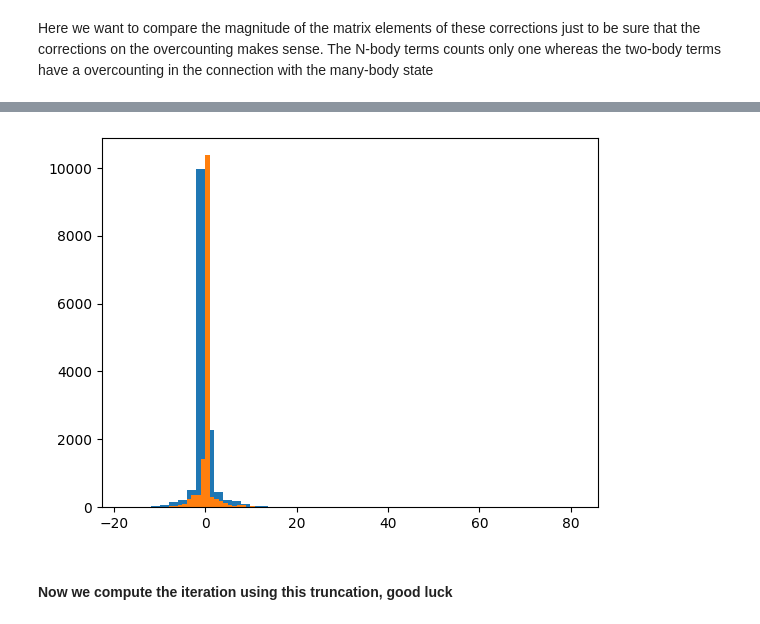
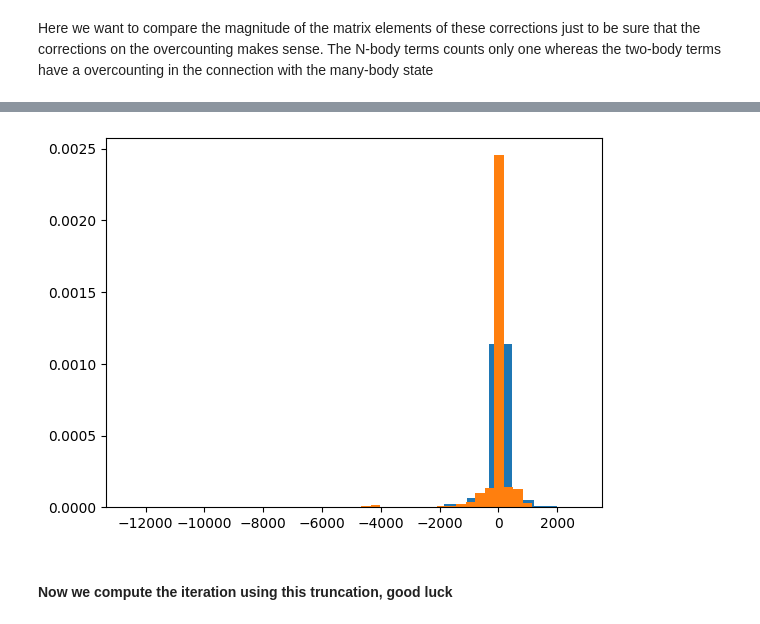
Before and after one commit to emacosta95/3rdQA4NSM, a Jupyter notebook: BrillouinWignerAnalysis.ipynb, the cells around one changed output, grey strips where cells are left out. Cells and saved outputs as stored; diff of their text form; code cells hidden in the pictures.

Commit message:
comparison between different approximations of the brillouin wigner method

```diff
--- a/BrillouinWignerAnalysis.ipynb
+++ b/BrillouinWignerAnalysis.ipynb
@@ -601,6 +633,7 @@ count_0=0
 count_1=0
 count_2=0
 count_3=0
+count_4=0
 for a,base_a in enumerate(QPC.quasiparticle_basis):
     for b,base_b in enumerate(QPC.quasiparticle_basis):
         if np.abs(base_a-base_b).sum()==2 and interaction_terms_full_brillouinwigner_method[-1][a,b]!=0:
@@ -611,6 +644,9 @@ for a,base_a in enumerate(QPC.quasiparticle_basis):
         if np.abs(base_a-base_b).sum()==4 and interaction_terms_full_brillouinwigner_method[-1][a,b]!=0:
             count_2+=1
         if np.abs(base_a-base_b).sum()==6 and interaction_terms_full_brillouinwigner_method[-1][a,b]!=0:
+            print(base_a,base_b)
             count_3+=1
-print(count_0,count_1//2,count_2//2,count_3//2)
+        if np.abs(base_a-base_b).sum()==8 and interaction_terms_full_brillouinwigner_method[-1][a,b]!=0:
+            count_4+=1
+print(count_0,count_1//2,count_2//2,count_3//2,count_4//2)
 # %% [output]
@@ -786,17 +822,5 @@ print(count_0,count_1//2,count_2//2,count_3//2)
 # %% [markdown]
 #### Initialize the uniform mean field $H_{RR}$ matrix
 # %%
-from scipy.sparse import lil_matrix
-hamiltonian_mfhf=lil_matrix((QPC.rest_basis.shape[0],QPC.rest_basis.shape[0]))
-
-
-
-# for r,base in enumerate(QPC.rest_basis):
-#     idxs=np.nonzero(base)[0]
-#     for idx in idxs:
-#         gamma=np.random.uniform(-std_onebody_energy,std_onebody_energy)
-#         hamiltonian_mfhf[r,r]+=mean_onebody_energy#+gamma#one_body_energy[idx,idx]
-
-for r in range(hamiltonian_mfhf.shape[0]):
-    #gamma=np.random.normal(0,np.std(hamiltonian_rr.diagonal()))
-    hamiltonian_mfhf[r,r]=np.average(hamiltonian_rr.diagonal())#+3*gamma
+from scipy.sparse import lil_matrix,identity
+hamiltonian_mfhf=np.average(hamiltonian_rr.diagonal())*identity(QPC.rest_basis.shape[0])
@@ -1062,0 +1074,10 @@ for q_index in range(hamiltonian_qr_2b.shape[0]):
+# %%
+print(range_energies_rr.shape,probability_distribution_diag_hamiltonian_rr.shape)
+new_diagonal_contribution=np.random.choice(range_energies_rr[:-1],size=hamiltonian_rr_2b.shape[0],p=probability_distribution_diag_hamiltonian_rr)
+
+#delta_energy_samples=np.max(hamiltonian_rr.diagonal())-hamiltonian_rr.diagonal()
+#delta_energy_samples=hamiltonian_rr.diagonal()-np.min(hamiltonian_rr.diagonal())
+
+#p_energy=delta_energy_samples/np.sum(delta_energy_samples)
+
+#new_diagonal_contribution=np.random.choice(hamiltonian_rr.diagonal(),size=hamiltonian_rr_2b.shape[0],p=p_energy)
@@ -1067,8 +1090,9 @@ from scipy.sparse import lil_matrix
 
 # in order to take into account of the extensive magnitude of the energy
 for r in range(hamiltonian_rr_2b.shape[0]):
-    gamma=np.random.normal(0,np.std(hamiltonian_rr.diagonal()))
-    print(hamiltonian_rr_2b[r,r])
-    hamiltonian_rr_2b[r,r]=np.average(hamiltonian_rr.diagonal())+2*gamma#(hamiltonian_rr_2b[r,r]-mean_2b_hamiltonian_rr)*(np.average(hamiltonian_rr.diagonal()))/(mean_2b_hamiltonian_rr)
+    #gamma=np.random.normal(0,np.std(hamiltonian_rr.diagonal()))
+    hamiltonian_rr_2b[r,r]=new_diagonal_contribution[r]#(hamiltonian_rr_2b[r,r]-mean_2b_hamiltonian_rr)*(np.average(hamiltonian_rr.diagonal()))/(mean_2b_hamiltonian_rr)
+
+
     print(hamiltonian_rr_2b[r,r])
     print(hamiltonian_rr[r,r],'\n')
@@ -1161,12 +1227,12 @@ print(approximations_truncated[0])
 # %%
 
 # we select an iteration term
-idx_iteration=0
+idx_iteration=1
 # we compare the matrix elements of each correction using an histogram
-_=plt.hist(approximations[idx_iteration].toarray().flatten(),bins=50)
-_=plt.hist(approximations_truncated[idx_iteration].toarray().flatten(),bins=50)
+_=plt.hist(approximations[idx_iteration].toarray().flatten(),bins=20,density=True)
+_=plt.hist(approximations_truncated[idx_iteration].toarray().flatten(),bins=20,density=True)
 # %% [output]
-[figure, old version]
+[figure, new version]
 # %% [markdown]
 #### Now we compute the iteration using this truncation, good luck
 # %%
```
Also changed, not shown: parts of 26 cells of this notebook.
